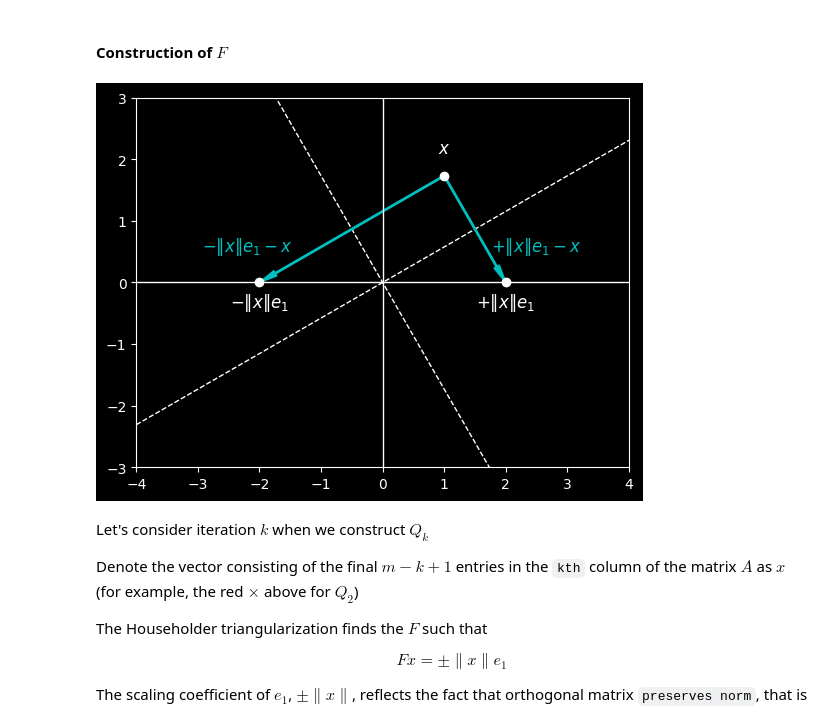
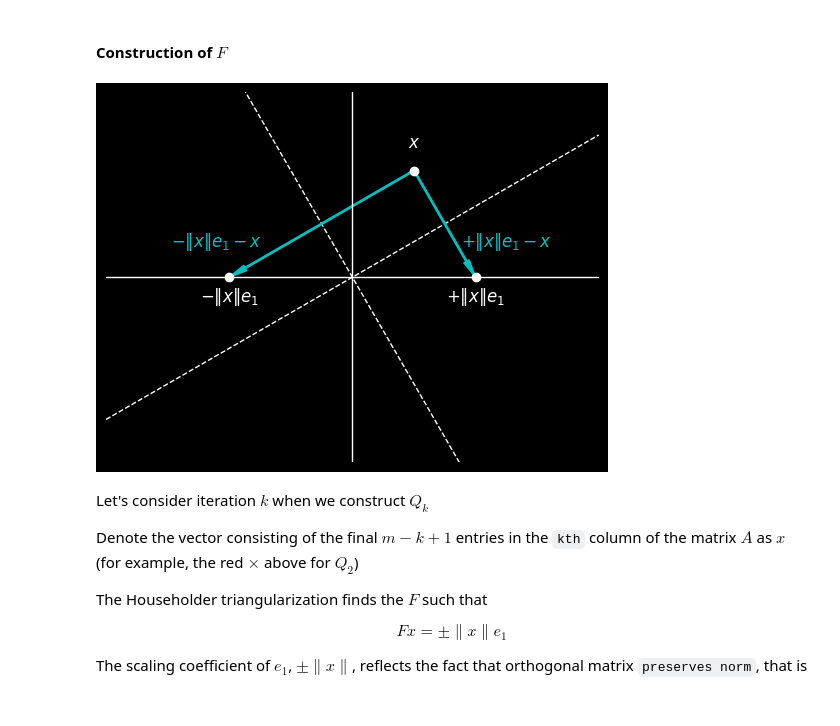
Before and after one commit to heyjianjing/linear_algebra, a Jupyter notebook: nla_02_Householder_triangularization.ipynb, the cells around one changed output. Cells and saved outputs as stored; diff of their text form; code cells hidden in the pictures.

Commit message:
correct figure

```diff
--- a/nla_02_Householder_triangularization.ipynb
+++ b/nla_02_Householder_triangularization.ipynb
@@ -28,33 +28,34 @@ plt.style.use('dark_background')
 # %%
 x = np.linspace(-4, 4, 100)
 h_1 = 1 / np.sqrt(3)
 h_2 = -1 * np.sqrt(3)
 
 plt.plot(x, h_1 * x, color='w', ls='--', linewidth=1)
 plt.plot(x, h_2 * x, color='w', ls='--', linewidth=1)
 plt.plot([2, 1], [0, np.sqrt(3)], color='c', linewidth=2)
 plt.plot([-2, 1], [0, np.sqrt(3)], color='c', linewidth=2)
 plt.scatter(1, np.sqrt(3), color='w', zorder=5)
 plt.scatter(2, 0, color='w', zorder=5)
 plt.scatter(-2, 0, color='w', zorder=5)
 
 plt.text(1, 2.1, '$x$', horizontalalignment='center', fontsize=12, color='w')
 plt.text(2, -0.4, '$+\|x\|e_1$', horizontalalignment='center', fontsize=12, color='w')
 plt.text(-2, -0.4, '$-\|x\|e_1$', horizontalalignment='center', fontsize=12, color='w')
 plt.text(2.5, 0.5, '$+\|x\|e_1-x$', horizontalalignment='center', fontsize=12, color='c')
 plt.text(-2.2, 0.5, '$-\|x\|e_1-x$', horizontalalignment='center', fontsize=12, color='c')
 plt.arrow(2-0.15, 0+0.15*np.sqrt(3), 0.001, -0.001*np.sqrt(3), head_width=0.1, head_length=0.3, fc='c', ec='c')
 plt.arrow(-2+0.45/np.sqrt(3), 0+0.15, -0.001, -0.001/np.sqrt(3), head_width=0.1, head_length=0.3, fc='c', ec='c')
 
 plt.axhline(0, color='w',  linewidth=1)
 plt.axvline(0, color='w',  linewidth=1)
 
 plt.ylim(-3, 3)
 plt.xlim(-4, 4)
 plt.gca().set_aspect('equal', adjustable='box')
+plt.axis('off')
 plt.show()
 # %% [output]
-[figure, old version]
+[figure, new version]
 # %% [markdown]
 Let's consider iteration $k$ when we construct $Q_k$
 
```
